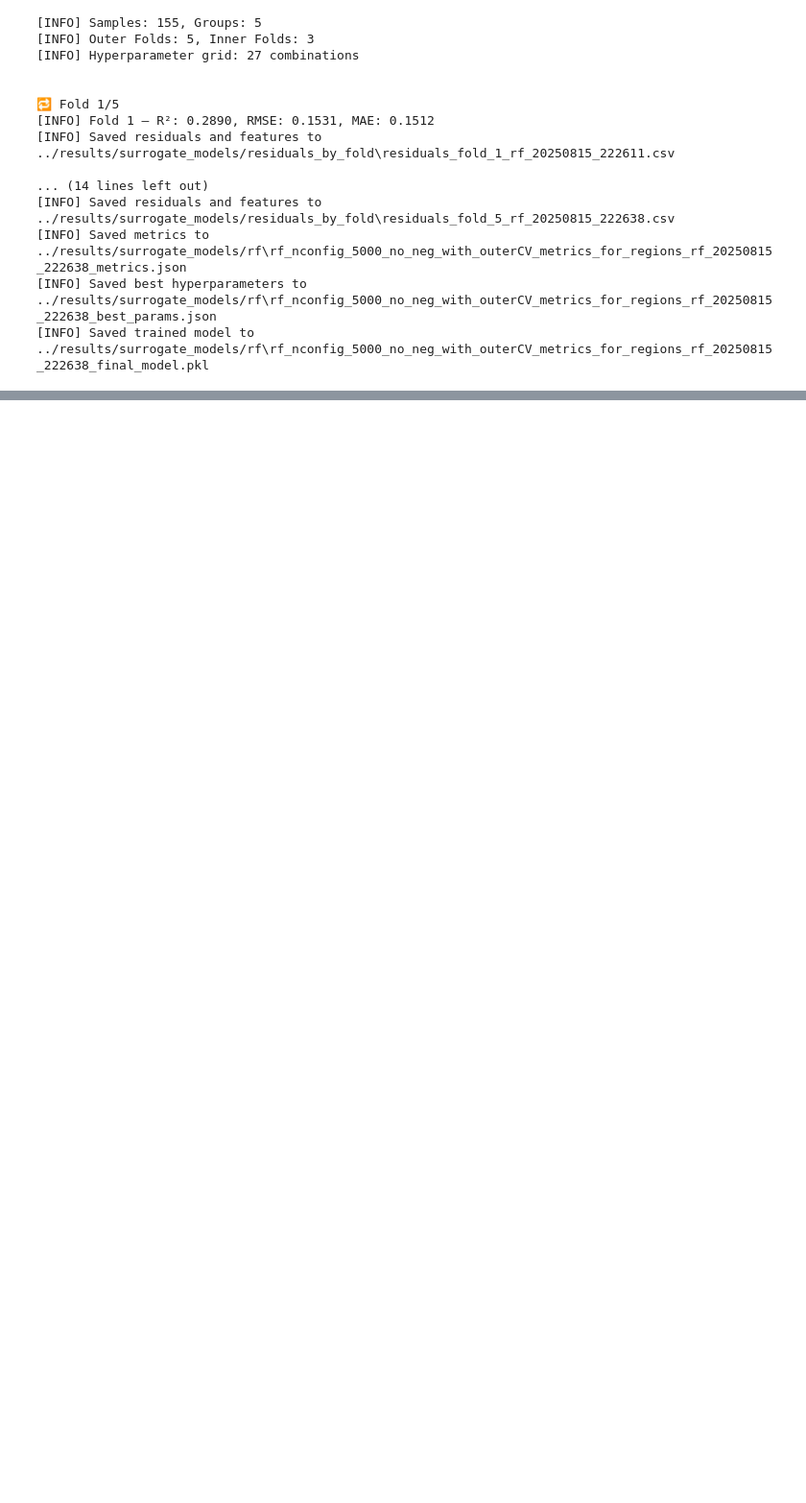
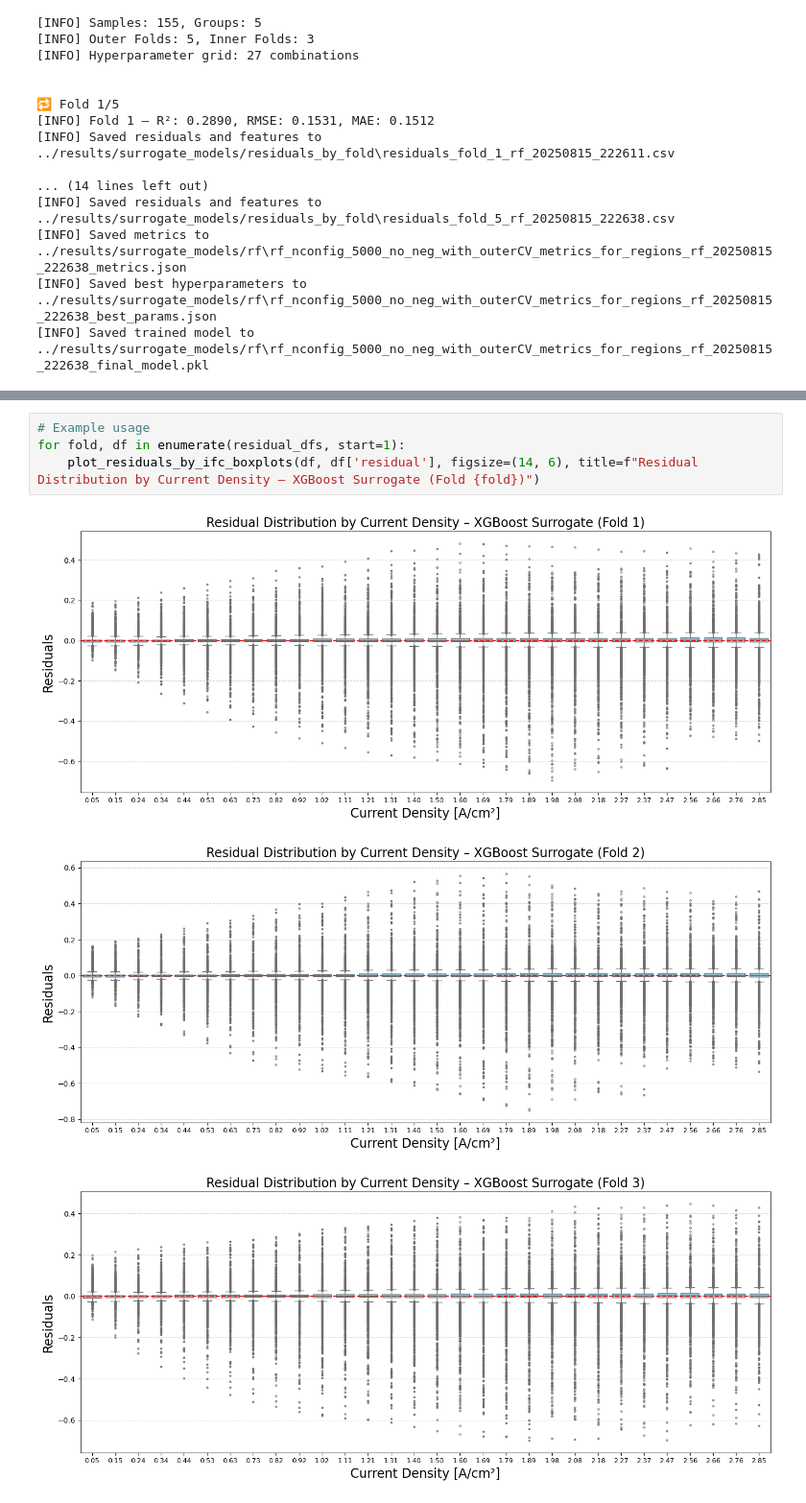
Before and after one commit to nathaly-vergel/Official-Sensitivity-Analysis-and-Surrogate-Modeling-of-PEM-Fuel-Cells, a Jupyter notebook: notebooks/04_surrogate_models_training.ipynb, the cells around one changed output, grey strips where cells are left out. Shown at 96% size. Cells and saved outputs as stored; diff of their text form; blank space fills up the shorter version.

```diff
--- a/notebooks/04_surrogate_models_training.ipynb
+++ b/notebooks/04_surrogate_models_training.ipynb
@@ -193,0 +275,8 @@ model_rf, best_params_rf, metrics_rf = save_cv_results(
+# %%
+# Example usage
+for fold, df in enumerate(residual_dfs, start=1):
+    plot_residuals_by_ifc_boxplots(df, df['residual'], figsize=(14, 6), title=f"Residual Distribution by Current Density – XGBoost Surrogate (Fold {fold})")
+# %% [output]
+[figure, added]
+[figure, added]
+[figure, added]
```
Also changed, not shown: parts of 8 cells of this notebook, 6 other files.
